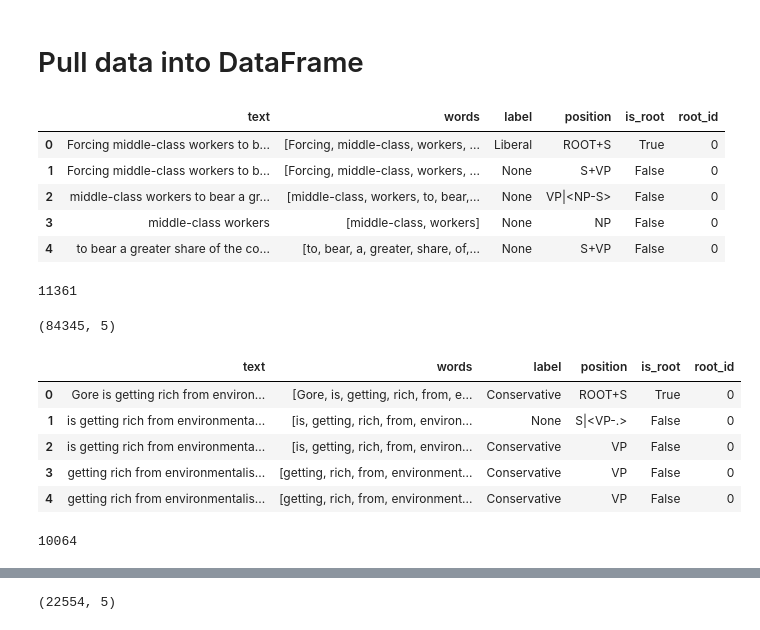
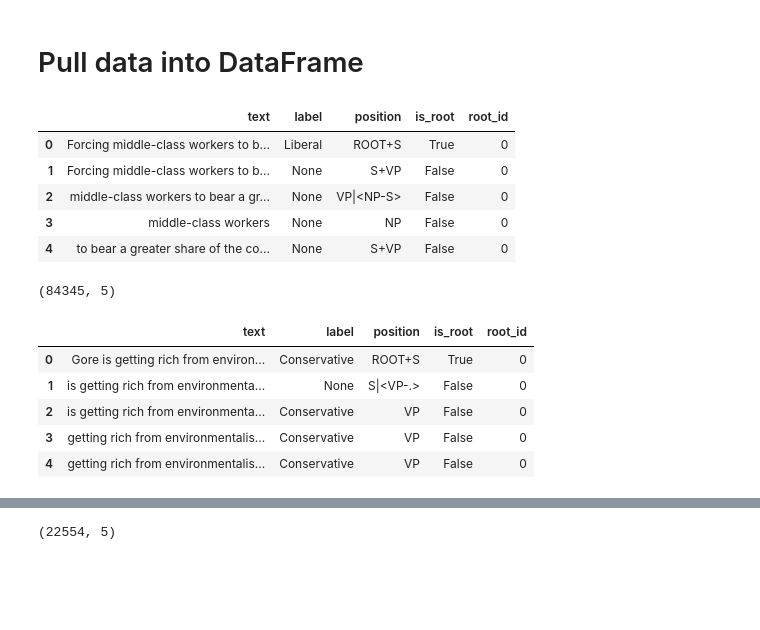
Before and after one commit to alexdauenhauer/Political-Bias-Detection, a Jupyter notebook: prelimDataExploration.ipynb, the cells around one changed output, grey strips where cells are left out. Saved outputs shown, nothing was run; the diff lists cells and outputs as text; code cells hidden in the pictures; blank space fills up the shorter version.

```diff
--- a/prelimDataExploration.ipynb
+++ b/prelimDataExploration.ipynb
@@ -110,7 +110,7 @@ None : the most
 # %% [markdown]
 # Pull data into DataFrame
 # %%
-def readNodes(tree, root_id, treeList, wordList):
+def readNodes(tree, root_id, treeList):
     for node in tree:
         if isinstance(node, treeUtil.nodeObj):
             if hasattr(node, 'label'):
@@ -119,53 +119,49 @@ def readNodes(tree, root_id, treeList, wordList):
                 label = None
             is_root = True if 'root' in node.pos.lower() else False
             text = node.get_words()
-            words = text.split(' ')
-            treeList.append([text, words, label, node.pos, is_root, root_id])
-            wordList.extend(words)
+            treeList.append([text, label, node.pos, is_root, root_id])
+#             words = text.split(' ')
+#             treeList.append([text, words, label, node.pos, is_root, root_id])
+#             wordList.extend(words)
 # %%
 def trees_to_df(trees):
+#     cols = [
+#         'text','words','label','position','is_root','root_id',
+#     ]
     cols = [
-        'text','words','label','position','is_root','root_id',
+        'text','label','position','is_root','root_id',
     ]
     treeList = []
-    wordList = []
+#     wordList = []
     for root_id, tree in enumerate(trees):
-        readNodes(tree, root_id, treeList, wordList)
+        readNodes(tree, root_id, treeList)
     df = pd.DataFrame(treeList, columns=cols)
 
-    return df, set(wordList)
+    return df
 # %%
-libDf, libWords = trees_to_df(lib)
+libDf = trees_to_df(lib)
 libDf.head()
 # %% [output]
-|  | text | words | label | position | is_root | root_id |
-| 0 | Forcing middle-class workers to b... | [Forcing, middle-class, workers, ... | Liberal | ROOT+S | True | 0 |
-| 1 | Forcing middle-class workers to b... | [Forcing, middle-class, workers, ... | None | S+VP | False | 0 |
-| 2 | middle-class workers to bear a gr... | [middle-class, workers, to, bear,... | None | VP|<NP-S> | False | 0 |
-| 3 | middle-class workers | [middle-class, workers] | None | NP | False | 0 |
-| 4 | to bear a greater share of the co... | [to, bear, a, greater, share, of,... | None | S+VP | False | 0 |
+|  | text | label | position | is_root | root_id |
+| 0 | Forcing middle-class workers to b... | Liberal | ROOT+S | True | 0 |
+| 1 | Forcing middle-class workers to b... | None | S+VP | False | 0 |
+| 2 | middle-class workers to bear a gr... | None | VP|<NP-S> | False | 0 |
+| 3 | middle-class workers | None | NP | False | 0 |
+| 4 | to bear a greater share of the co... | None | S+VP | False | 0 |
-# %%
-len(libWords)
-# %% [output]
-11361
 # %%
 libDf.loc[libDf.label != None].shape
 # %% [output]
 (84345, 5)
 # %%
-conDf, conWords = trees_to_df(con)
+conDf = trees_to_df(con)
 conDf.head()
 # %% [output]
-|  | text | words | label | position | is_root | root_id |
-| 0 | Gore is getting rich from environ... | [Gore, is, getting, rich, from, e... | Conservative | ROOT+S | True | 0 |
-| 1 | is getting rich from environmenta... | [is, getting, rich, from, environ... | None | S|<VP-.> | False | 0 |
-| 2 | is getting rich from environmenta... | [is, getting, rich, from, environ... | Conservative | VP | False | 0 |
-| 3 | getting rich from environmentalis... | [getting, rich, from, environment... | Conservative | VP | False | 0 |
-| 4 | getting rich from environmentalis... | [getting, rich, from, environment... | Conservative | VP | False | 0 |
+|  | text | label | position | is_root | root_id |
+| 0 | Gore is getting rich from environ... | Conservative | ROOT+S | True | 0 |
+| 1 | is getting rich from environmenta... | None | S|<VP-.> | False | 0 |
+| 2 | is getting rich from environmenta... | Conservative | VP | False | 0 |
+| 3 | getting rich from environmentalis... | Conservative | VP | False | 0 |
+| 4 | getting rich from environmentalis... | Conservative | VP | False | 0 |
-# %%
-len(conWords)
-# %% [output]
-10064
 # %%
 conDf.loc[conDf.label != None].shape
 # %% [output]
```
Also changed, not shown: parts of 18 cells of this notebook.
